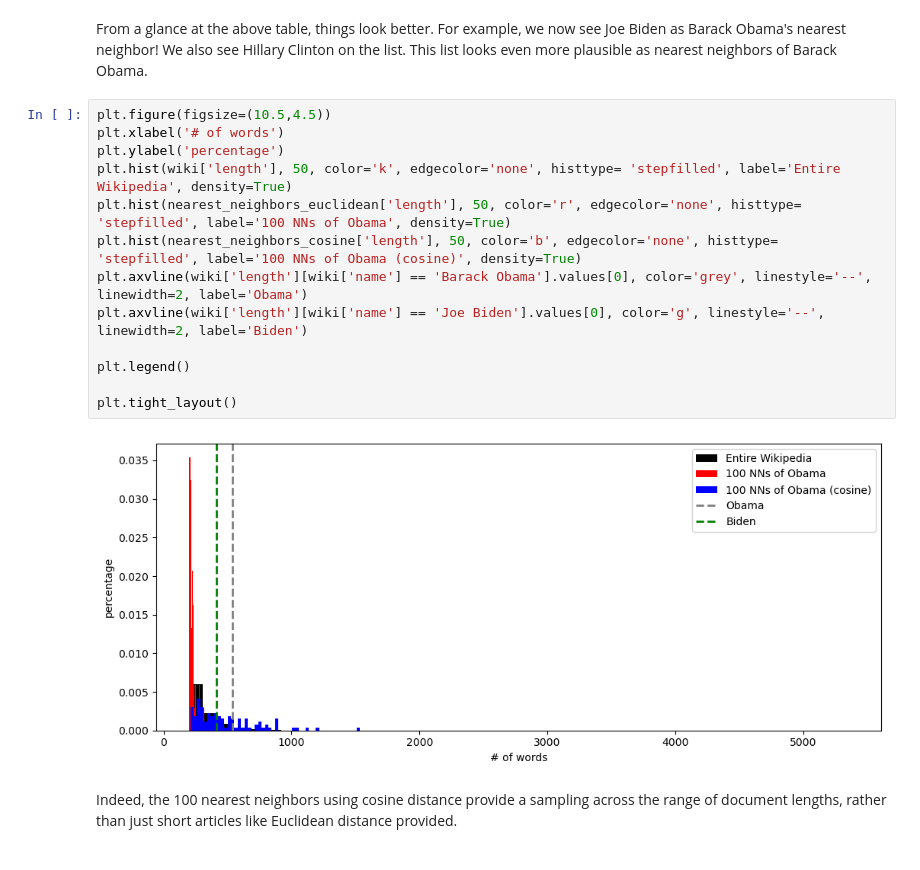
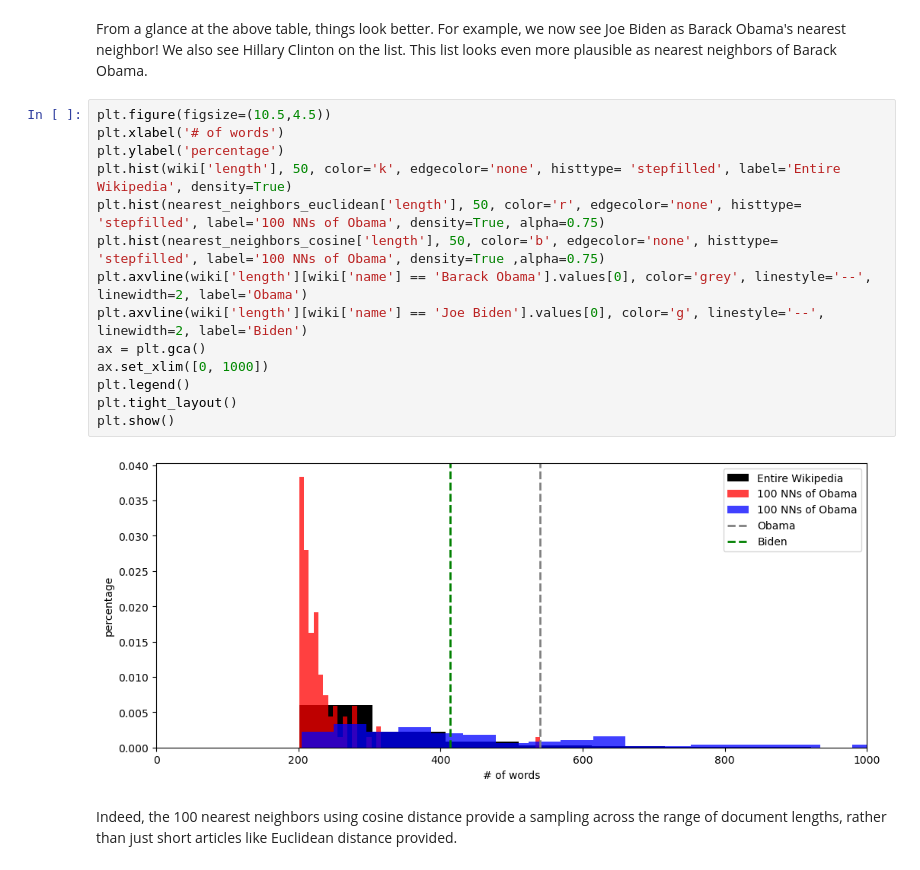
Before and after one commit to Axan18/Introduction-to-data-analytics, a Jupyter notebook: Assignment4/Assignment_4_without_code.ipynb, the cells around one changed output. Saved outputs shown, nothing was run; the diff lists cells and outputs as text.

```diff
--- a/Assignment4/Assignment_4_without_code.ipynb
+++ b/Assignment4/Assignment_4_without_code.ipynb
@@ -400,18 +458,19 @@ From a glance at the above table, things look better.  For example, we now see J
 # %%
 plt.figure(figsize=(10.5,4.5))
 plt.xlabel('# of words')
 plt.ylabel('percentage')
 plt.hist(wiki['length'], 50, color='k', edgecolor='none', histtype= 'stepfilled', label='Entire Wikipedia', density=True)
-plt.hist(nearest_neighbors_euclidean['length'], 50, color='r', edgecolor='none', histtype= 'stepfilled', label='100 NNs of Obama', density=True)
-plt.hist(nearest_neighbors_cosine['length'], 50, color='b', edgecolor='none', histtype= 'stepfilled', label='100 NNs of Obama (cosine)', density=True)
+plt.hist(nearest_neighbors_euclidean['length'], 50, color='r', edgecolor='none', histtype= 'stepfilled', label='100 NNs of Obama', density=True, alpha=0.75)
+plt.hist(nearest_neighbors_cosine['length'], 50, color='b', edgecolor='none', histtype= 'stepfilled', label='100 NNs of Obama', density=True ,alpha=0.75)
 plt.axvline(wiki['length'][wiki['name'] == 'Barack Obama'].values[0], color='grey', linestyle='--', linewidth=2, label='Obama')
 plt.axvline(wiki['length'][wiki['name'] == 'Joe Biden'].values[0], color='g', linestyle='--', linewidth=2, label='Biden')
-
+ax = plt.gca()
+ax.set_xlim([0, 1000])
 plt.legend()
-
 plt.tight_layout()
+plt.show()
 # %% [output]
-[figure, old version]
+[figure, new version]
 # %% [markdown]
 Indeed, the 100 nearest neighbors using cosine distance provide a sampling across the range of document lengths, rather than just short articles like Euclidean distance provided.
 # %% [markdown]
```
Also changed, not shown: parts of 25 cells of this notebook, 4 other files.
